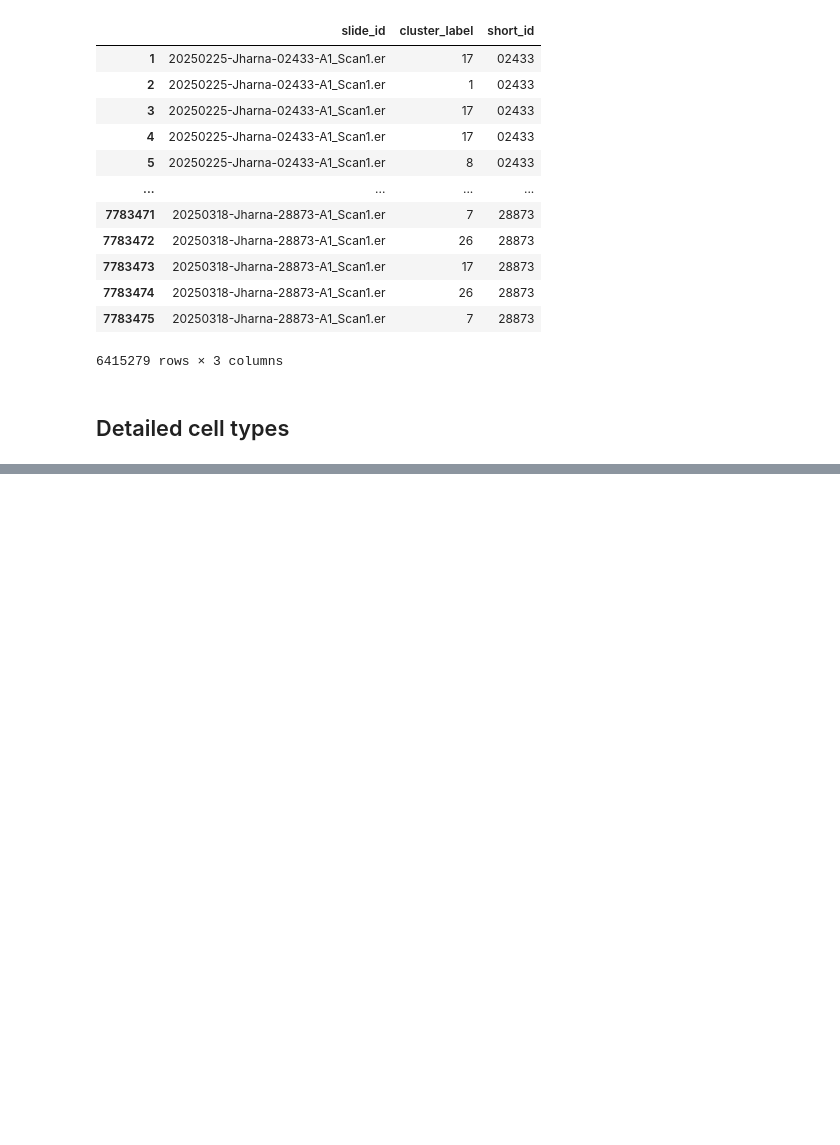
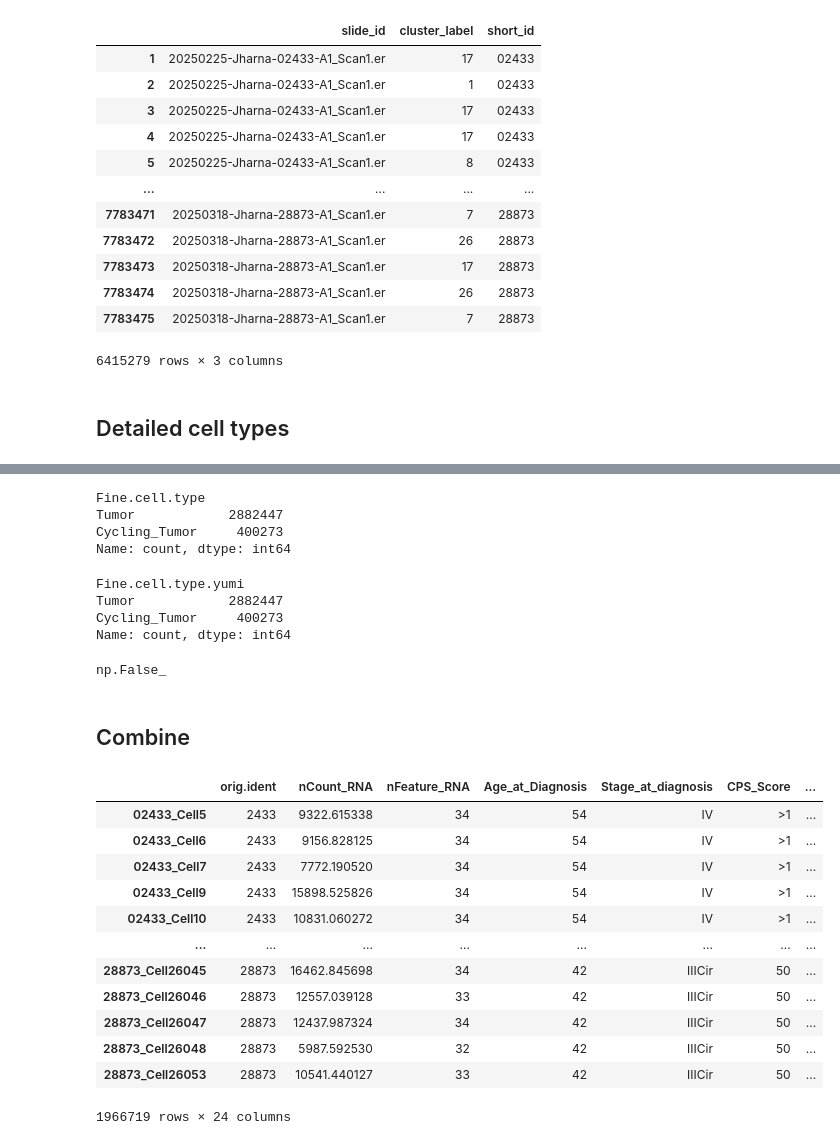
Before and after one commit to FenyoLab/EC_codeximaging, a Jupyter notebook: notebooks/celesta_data_prep_cervical.ipynb, the cells around one changed output, grey strips where cells are left out. Drawn from its saved outputs; the diff is of its cells as text; code cells hidden in the pictures; blank space fills up the shorter version.

```diff
--- a/notebooks/celesta_data_prep_cervical.ipynb
+++ b/notebooks/celesta_data_prep_cervical.ipynb
@@ -315,0 +320,5 @@ print(phenotype_clusters["short_id"].value_counts())
+# %%
+immune_metadata = pd.read_csv("/gpfs/home/yb2612/yb2612_fenyo/data/seurat_objects/immune/Cervical_immune_v5_metadata.csv")
+print(immune_metadata.shape)
+print(immune_metadata.columns)
+print(immune_metadata["CD45RO_cluster"].unique())
@@ -315,0 +340,7 @@ print(phenotype_clusters["short_id"].value_counts())
+# %%
+immune_metadata["Fine.cell.type.yumi"] = np.where(
+    immune_metadata["CD45RO_cluster"] == "High_activation",
+    "Activated_" + immune_metadata["Final.cell.type"],
+    immune_metadata["Final.cell.type"]
+)
+immune_metadata["Fine.cell.type.yumi"].value_counts()
@@ -315,0 +408,25 @@ print(phenotype_clusters["short_id"].value_counts())
+# %%
+tumor_metadata["Fine.cell.type"].value_counts()  # check linda's fine cell types
+# %% [output]
+Fine.cell.type
+Tumor            2882447
+Cycling_Tumor     400273
+Name: count, dtype: int64
+# %%
+# make my own fine cell types
+tumor_metadata["Fine.cell.type.yumi"] = np.where(
+    tumor_metadata["cycling_cluster"] == "High_cycling",
+    "Cycling_" + tumor_metadata["Final.cell.type"],
+    tumor_metadata["Final.cell.type"]
+)
+tumor_metadata["Fine.cell.type.yumi"].value_counts()
+# %% [output]
+Fine.cell.type.yumi
+Tumor            2882447
+Cycling_Tumor     400273
+Name: count, dtype: int64
+# %%
+# check if mine matches linda's
+(tumor_metadata["Fine.cell.type.yumi"] == tumor_metadata["Fine.cell.type"]).all()
+# %% [output]
+np.False_
@@ -315,0 +435,18 @@ print(phenotype_clusters["short_id"].value_counts())
+# %% [markdown]
+## Combine
+# %%
+immune_metadata
+# %% [output]
+|  | orig.ident | nCount_RNA | nFeature_RNA | Age_at_Diagnosis | Stage_at_diagnosis | CPS_Score | ... |
+| 02433_Cell5 | 2433 | 9322.615338 | 34 | 54 | IV | >1 | ... |
+| 02433_Cell6 | 2433 | 9156.828125 | 34 | 54 | IV | >1 | ... |
+| 02433_Cell7 | 2433 | 7772.190520 | 34 | 54 | IV | >1 | ... |
+| 02433_Cell9 | 2433 | 15898.525826 | 34 | 54 | IV | >1 | ... |
+| 02433_Cell10 | 2433 | 10831.060272 | 34 | 54 | IV | >1 | ... |
+| ... | ... | ... | ... | ... | ... | ... | ... |
+| 28873_Cell26045 | 28873 | 16462.845698 | 34 | 42 | IIICir | 50 | ... |
+| 28873_Cell26046 | 28873 | 12557.039128 | 33 | 42 | IIICir | 50 | ... |
+| 28873_Cell26047 | 28873 | 12437.987324 | 34 | 42 | IIICir | 50 | ... |
+| 28873_Cell26048 | 28873 | 5987.592530 | 32 | 42 | IIICir | 50 | ... |
+| 28873_Cell26053 | 28873 | 10541.440127 | 33 | 42 | IIICir | 50 | ... |
+1966719 rows × 24 columns
```
Also changed, not shown: parts of 15 cells of this notebook, 2 other files.
